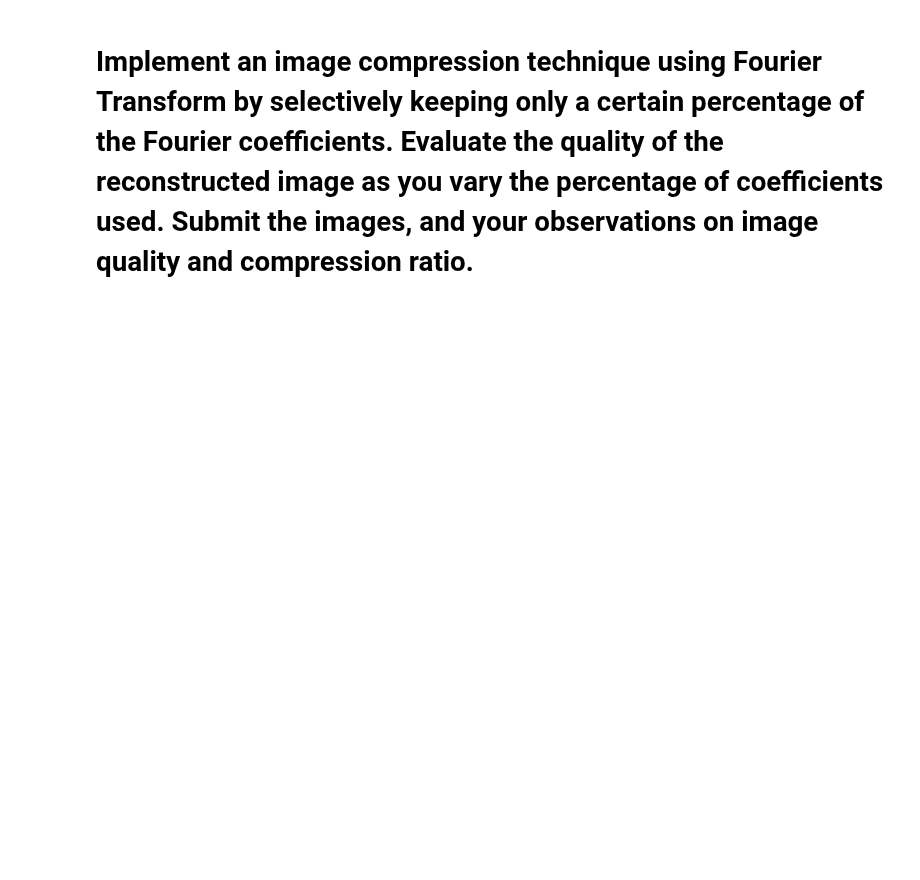
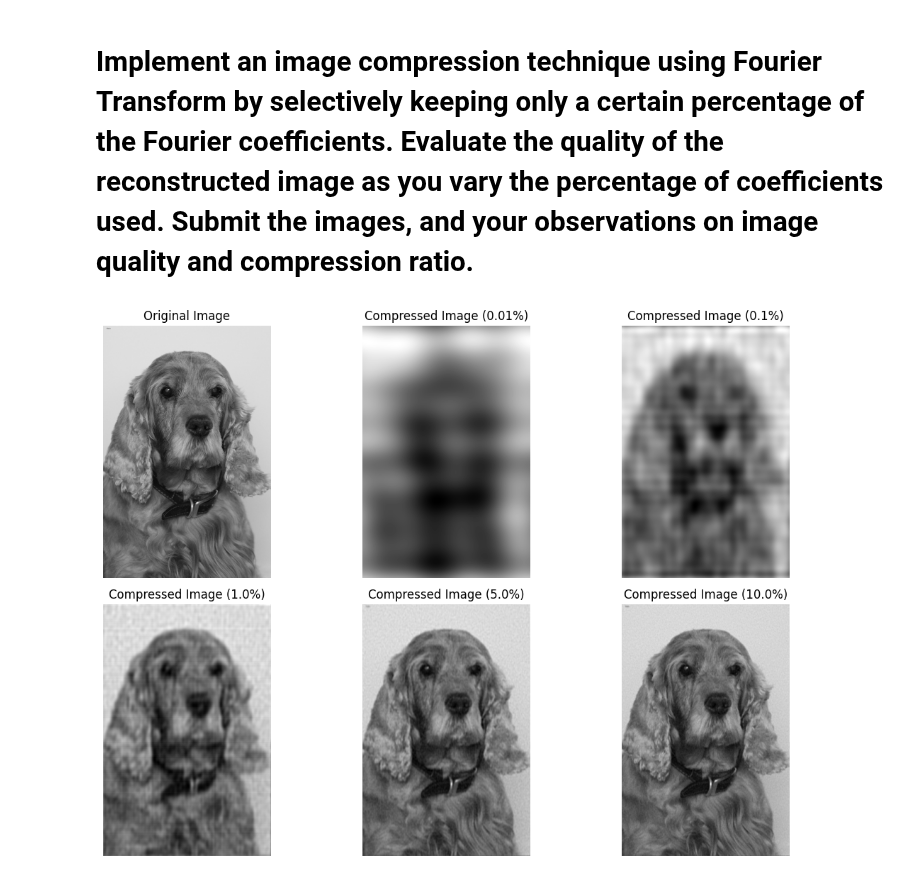
Before and after one commit to Anders-Stubberud/IT3212, a Jupyter notebook: assignment_2/anders_fourier_transform.ipynb, the cells around one changed output. Cells and saved outputs as stored; diff of their text form; code cells hidden in the pictures; blank space fills up the shorter version.

Commit message:
fourier oppgave 4

```diff
--- a/assignment_2/anders_fourier_transform.ipynb
+++ b/assignment_2/anders_fourier_transform.ipynb
@@ -119,2 +115,58 @@ plt.show()
 # %% [markdown]
 # Implement an image compression technique using Fourier Transform by selectively keeping only a certain percentage of the Fourier coefficients. Evaluate the quality of the reconstructed image as you vary the percentage of coefficients used. Submit the images, and your observations on image quality and compression ratio.
+# %%
+def compress_image_with_dft(image, keep_percentage):
+    # Apply the 2D Discrete Fourier Transform (DFT)
+    dft = cv2.dft(np.float32(image), flags=cv2.DFT_COMPLEX_OUTPUT)
+    dft_shift = np.fft.fftshift(dft)  # Shift the zero frequency component to the center
+
+    # Get the magnitude and phase of the Fourier coefficients
+    magnitude_spectrum = np.abs(dft_shift)
+    phase_spectrum = np.angle(dft_shift)
+
+    # Flatten the magnitude and find the threshold for keeping the largest coefficients
+    flattened_magnitude = magnitude_spectrum.flatten()
+    sorted_magnitude = np.sort(flattened_magnitude)
+    threshold = sorted_magnitude[int((1 - keep_percentage) * len(sorted_magnitude))]
+
+    # Create a mask to zero out coefficients below the threshold
+    magnitude_mask = magnitude_spectrum >= threshold
+
+    # Apply the mask to keep only the selected percentage of coefficients
+    compressed_dft_shift = dft_shift * magnitude_mask
+
+    # Reconstruct the image from the compressed DFT
+    compressed_dft = np.fft.ifftshift(compressed_dft_shift)  # Inverse shift
+    compressed_image = cv2.idft(compressed_dft)
+    compressed_image = cv2.magnitude(compressed_image[:, :, 0], compressed_image[:, :, 1])  # Get the magnitude
+
+    return compressed_image
+
+# Load the image
+image_path = '../data/oxford-iiit-pet/images/english_cocker_spaniel_13.jpg'
+image = cv2.imread(image_path, cv2.IMREAD_GRAYSCALE)
+
+# Compress the image with different percentages of Fourier coefficients
+percentages = [0.0001, 0.001, 0.01, 0.05, 0.1]  # 10%, 30%, 50%
+compressed_images = [compress_image_with_dft(image, p) for p in percentages]
+
+# Plot the original image and the compressed images
+plt.figure(figsize=(12, 8))
+
+# Original Image
+plt.subplot(2, 3, 1)
+plt.imshow(image, cmap='gray')
+plt.title('Original Image')
+plt.axis('off')
+
+# Compressed Images
+for i, (p, comp_img) in enumerate(zip(percentages, compressed_images), start=2):
+    plt.subplot(2, 3, i)
+    plt.imshow(comp_img, cmap='gray')
+    plt.title(f'Compressed Image ({p*100}%)')
+    plt.axis('off')
+
+plt.tight_layout()
+plt.show()
+# %% [output]
+[figure, added]
```
Also changed, not shown: parts of 2 cells of this notebook.
